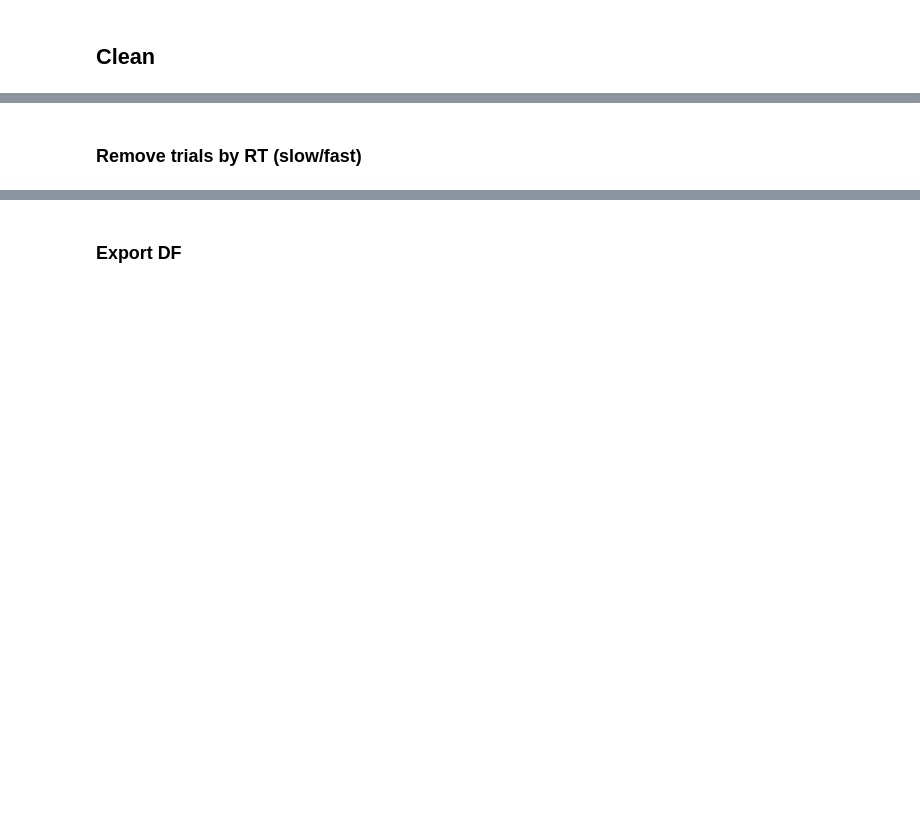
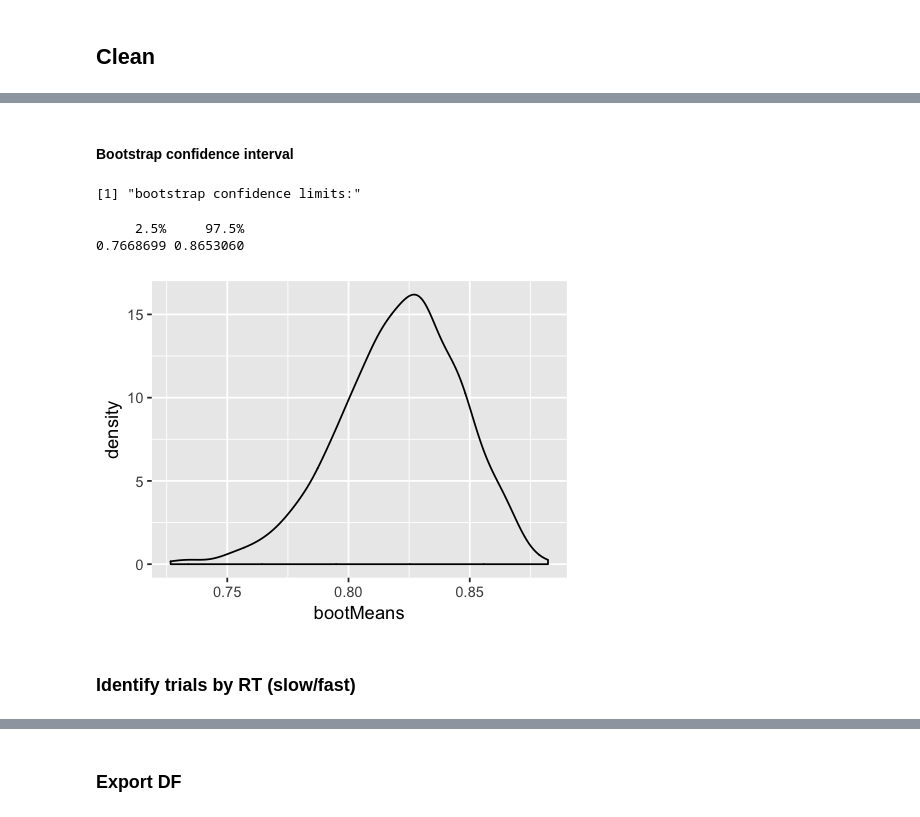
Before and after one commit to danieljwilson/MADE, a Jupyter notebook: 3_experiment/3_3_data_analysis/R/ma_clean_data.ipynb, the cells around one changed output, grey strips where cells are left out. Saved outputs shown, nothing was run; the diff lists cells and outputs as text; code cells hidden in the pictures; blank space fills up the shorter version.

Commit message:
Added data and analyses for v301 and v302

```diff
--- a/3_experiment/3_3_data_analysis/R/ma_clean_data.ipynb
+++ b/3_experiment/3_3_data_analysis/R/ma_clean_data.ipynb
@@ -131,0 +305,22 @@ ggplot(data = df,aes(x = as.factor(subject),y = accuracy)) +
+# %%
+# get the pValue
+df_acc$pVal = pnorm(df_acc$accuracy, mean = mean(df_acc$accuracy), sd = sd(df_acc$accuracy))
+
+# it is cumulative, so for those greater than 0.5, subtract from 1
+df_acc[df_acc$pVal>0.5,]$pVal = 1-df_acc[df_acc$pVal>0.5,]$pVal
+
+# add Hause's median outlier detection for comparison
+df_acc$outliers = outliersMAD(df_acc$accuracy, MADCutOff = 3, replaceOutliersWith = -999)
+
+# look at the sorted pVals
+head(df_acc[order(df_acc$pVal),], 5)
+
+# add to original dataframe (there must be a better way to do this...)
+df$outlier_accuracy_pVal = 0
+df$outlier_accuracy_MAD = 0
+
+for (sub in unique(df$subject)){
+    df[df$subject == sub,]$outlier_accuracy_pVal = df_acc[df_acc$subject == sub,]$pVal
+    df[df$subject == sub,]$outlier_accuracy_MAD = df_acc[df_acc$subject == sub,]$outliers
+}
+tail(df,3)
@@ -132,2 +340,28 @@ ggplot(data = df,aes(x = as.factor(subject),y = accuracy)) +
+# %% [markdown]
+#### Bootstrap confidence interval
+# %%
+nRuns = 1000
+
+bootMeanAccuracy <- function(df) {
+  bootSample <- sample_n(df, dim(df)[1], replace = TRUE)
+  return(mean(bootSample$accuracy))
+}
+
+bootMeans <- replicate(nRuns, bootMeanAccuracy(df_acc))
+# %%
+bootCI <- quantile(bootMeans, c(0.025, 0.975))
+sprintf("bootstrap confidence limits:")
+bootCI
+# %% [output]
+[1] "bootstrap confidence limits:"
+     2.5%     97.5%
+0.7668699 0.8653060
+# %%
+boot_df = as.data.frame(bootMeans)
+# %%
+ggplot(data = boot_df, aes(bootMeans)) +
+    geom_density()
+# %% [output]
+[figure, added]
 # %% [markdown]
-### Remove trials by RT (slow/fast)
+### Identify trials by RT (slow/fast)
```
Also changed, not shown: parts of 45 cells of this notebook, 26 other files.
